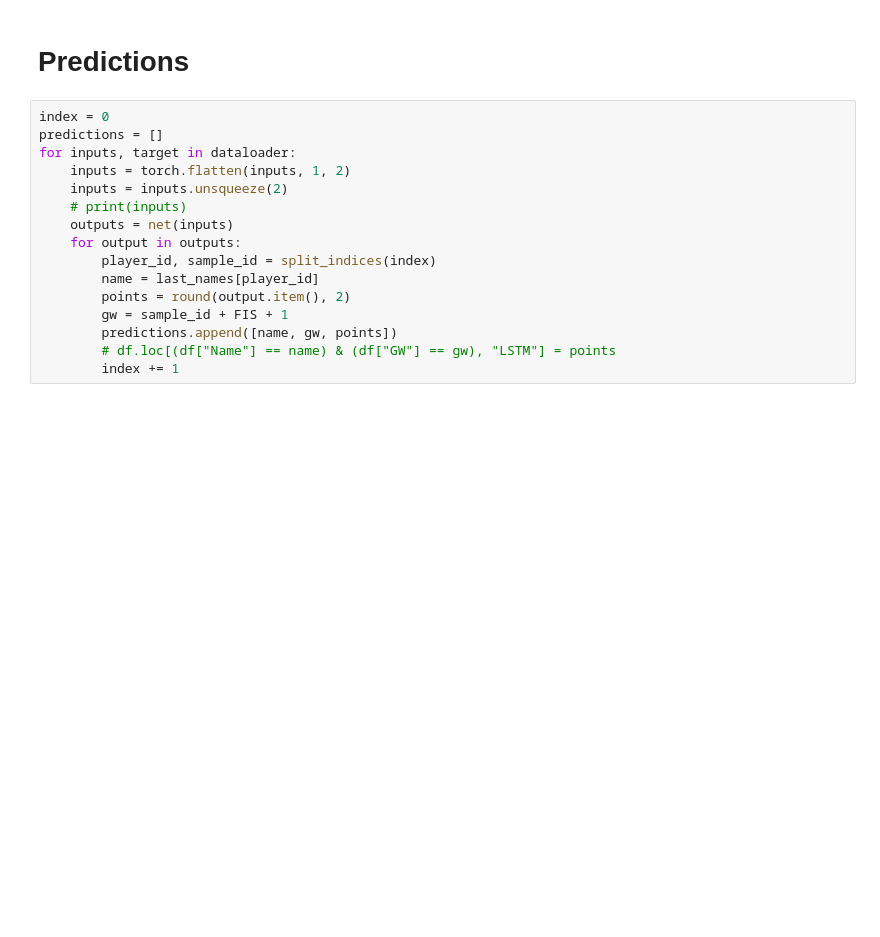
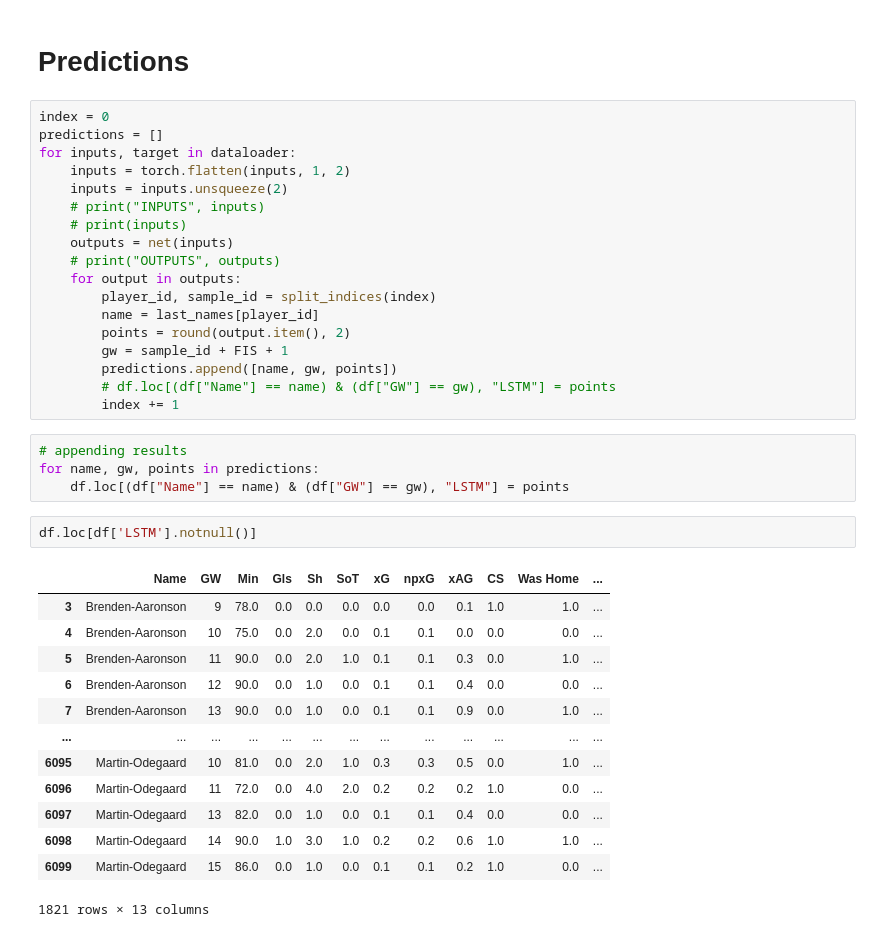
Before and after one commit to Fran3x/FPL_Model, a Jupyter notebook: notebooks/LSTM_test.ipynb, the cells around one changed output. Cells and saved outputs as stored; diff of their text form; blank space fills up the shorter version.

```diff
--- a/notebooks/LSTM_test.ipynb
+++ b/notebooks/LSTM_test.ipynb
@@ -223,8 +223,10 @@ predictions = []
 for inputs, target in dataloader:
     inputs = torch.flatten(inputs, 1, 2)
     inputs = inputs.unsqueeze(2)
+    # print("INPUTS", inputs)
     # print(inputs)
     outputs = net(inputs)
+    # print("OUTPUTS", outputs)
     for output in outputs:
         player_id, sample_id = split_indices(index)
         name = last_names[player_id]
@@ -233,4 +235,24 @@ for inputs, target in dataloader:
         predictions.append([name, gw, points])
         # df.loc[(df["Name"] == name) & (df["GW"] == gw), "LSTM"] = points
         index += 1
+# %%
+# appending results
+for name, gw, points in predictions:
+    df.loc[(df["Name"] == name) & (df["GW"] == gw), "LSTM"] = points
+# %%
+df.loc[df['LSTM'].notnull()]
+# %% [output]
+|  | Name | GW | Min | Gls | Sh | SoT | xG | npxG | xAG | CS | Was Home | ... |
+| 3 | Brenden-Aaronson | 9 | 78.0 | 0.0 | 0.0 | 0.0 | 0.0 | 0.0 | 0.1 | 1.0 | 1.0 | ... |
+| 4 | Brenden-Aaronson | 10 | 75.0 | 0.0 | 2.0 | 0.0 | 0.1 | 0.1 | 0.0 | 0.0 | 0.0 | ... |
+| 5 | Brenden-Aaronson | 11 | 90.0 | 0.0 | 2.0 | 1.0 | 0.1 | 0.1 | 0.3 | 0.0 | 1.0 | ... |
+| 6 | Brenden-Aaronson | 12 | 90.0 | 0.0 | 1.0 | 0.0 | 0.1 | 0.1 | 0.4 | 0.0 | 0.0 | ... |
+| 7 | Brenden-Aaronson | 13 | 90.0 | 0.0 | 1.0 | 0.0 | 0.1 | 0.1 | 0.9 | 0.0 | 1.0 | ... |
+| ... | ... | ... | ... | ... | ... | ... | ... | ... | ... | ... | ... | ... |
+| 6095 | Martin-Odegaard | 10 | 81.0 | 0.0 | 2.0 | 1.0 | 0.3 | 0.3 | 0.5 | 0.0 | 1.0 | ... |
+| 6096 | Martin-Odegaard | 11 | 72.0 | 0.0 | 4.0 | 2.0 | 0.2 | 0.2 | 0.2 | 1.0 | 0.0 | ... |
+| 6097 | Martin-Odegaard | 13 | 82.0 | 0.0 | 1.0 | 0.0 | 0.1 | 0.1 | 0.4 | 0.0 | 0.0 | ... |
+| 6098 | Martin-Odegaard | 14 | 90.0 | 1.0 | 3.0 | 1.0 | 0.2 | 0.2 | 0.6 | 1.0 | 1.0 | ... |
+| 6099 | Martin-Odegaard | 15 | 86.0 | 0.0 | 1.0 | 0.0 | 0.1 | 0.1 | 0.2 | 1.0 | 0.0 | ... |
+1821 rows × 13 columns
 # %%
```
Also changed, not shown: parts of 5 cells of this notebook, 6 other files.
